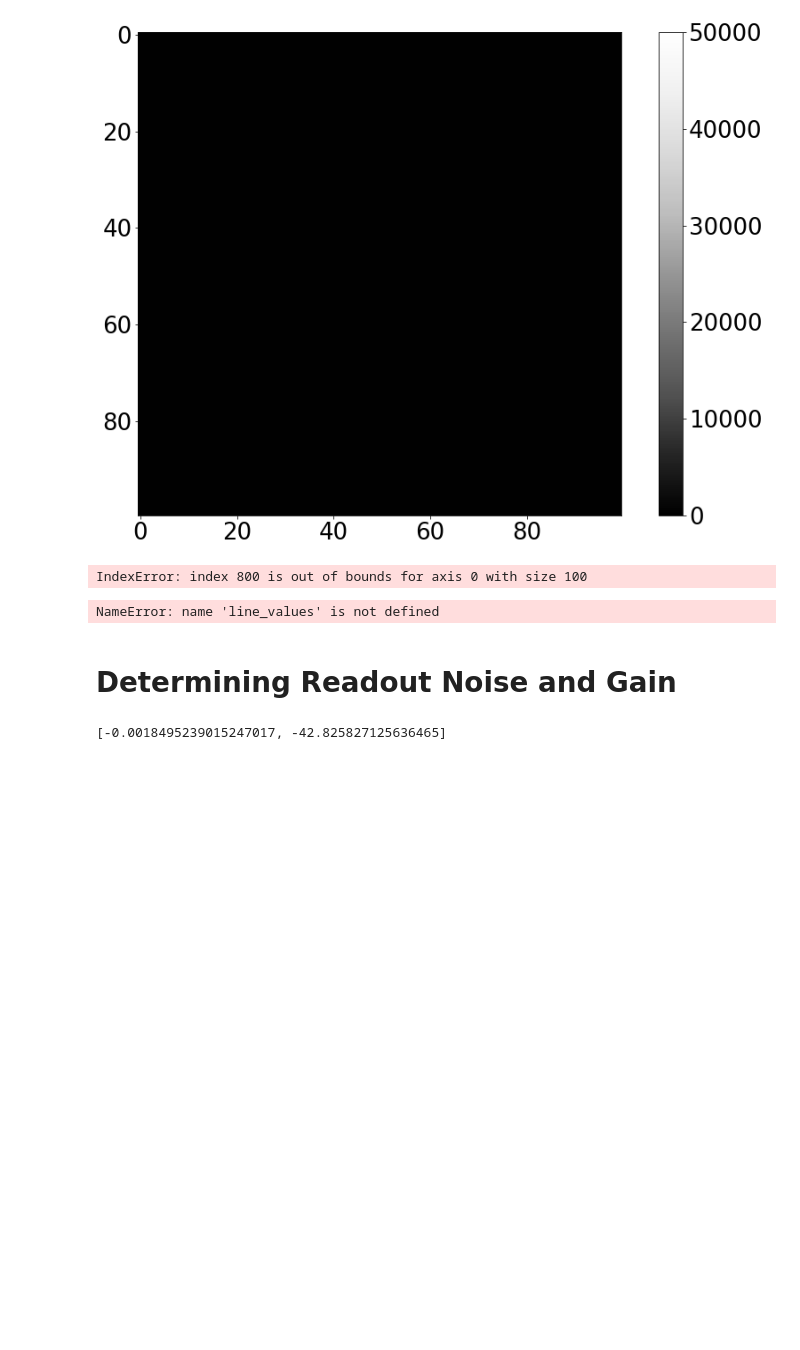
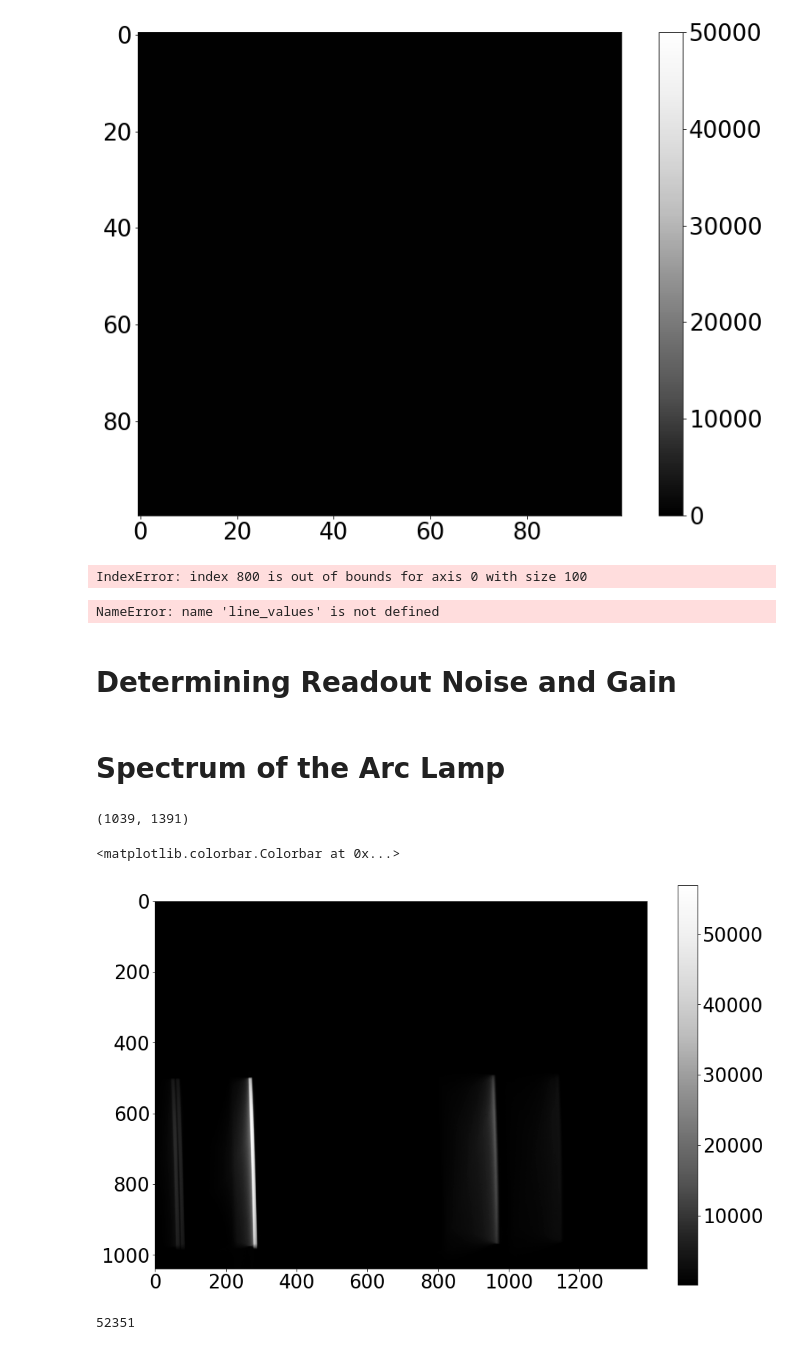
Before and after one commit to daraghhollman/UCD_PASS_Labs, a Jupyter notebook: CCDs/Python/CCDs.ipynb, the cells around one changed output. Saved outputs shown, nothing was run; the diff lists cells and outputs as text; code cells hidden in the pictures; blank space fills up the shorter version.

```diff
--- a/CCDs/Python/CCDs.ipynb
+++ b/CCDs/Python/CCDs.ipynb
@@ -114,7 +114,8 @@ while j < len(biasFITS):
         myBiases.append([biasFITS[j], biasFITS[j+1]])
         j+=2
 
-def gainAndReadnoise(flats, biases): # where flats and biases are lists with elements containing pairs of flats or biases
+def gainAndReadnoise(flats, biases, std=False):
+    # where flats and biases are lists with elements containing pairs of flats or biases
 
     gainList = list()
     readnoiseList = list()
@@ -135,10 +136,32 @@ def gainAndReadnoise(flats, biases): # where flats and biases are lists with ele
         gainList.append(gain)
         readnoiseList.append(readnoise)
 
-    averageGain = sum(gainList) / len(gainList)
-    averageReadnoise = sum(readnoiseList) / len(readnoiseList)
-    return [averageGain, averageReadnoise]
+    averageGain = np.mean(gainList)
+    std_gain = np.std(gainList)
+    averageReadnoise = np.mean(readnoiseList)
+    std_readnoise = np.std(readnoiseList)
 
-gainAndReadnoise(myFlats, myBiases)
+    if std==True: return [[averageGain, averageReadnoise], [std_gain, std_readnoise]]
+    else: return [averageGain, averageReadnoise]
+
+res = gainAndReadnoise(myFlats, myBiases, std=True)
+gain = res[0][0]
+readnoise = res[0][1]
-# %% [output]
-[-0.0018495239015247017, -42.825827125636465]
+# %% [markdown]
+# Spectrum of the Arc Lamp
+# %%
+arcImage = fits.open(r"C:\Users\hollm\OneDrive\Desktop\College\Physics\UCD_PASS_Labs\CCDs\Data_D1\daragh_ccd\Hg\Hg_02.fit")
+print(np.shape(arcImage[0].data))
+# %% [output]
+(1039, 1391)
+# %%
+plt.imshow(arcImage[0].data, cmap="Greys_r")
+plt.colorbar()
+# %% [output]
+<matplotlib.colorbar.Colorbar at 0x...>
+[figure, added]
+# %%
+line_values = arcImage[0].data[800]
+print(max(line_values))
+# %% [output]
+52351
```
Also changed, not shown: parts of 3 cells of this notebook, 12 other files.
